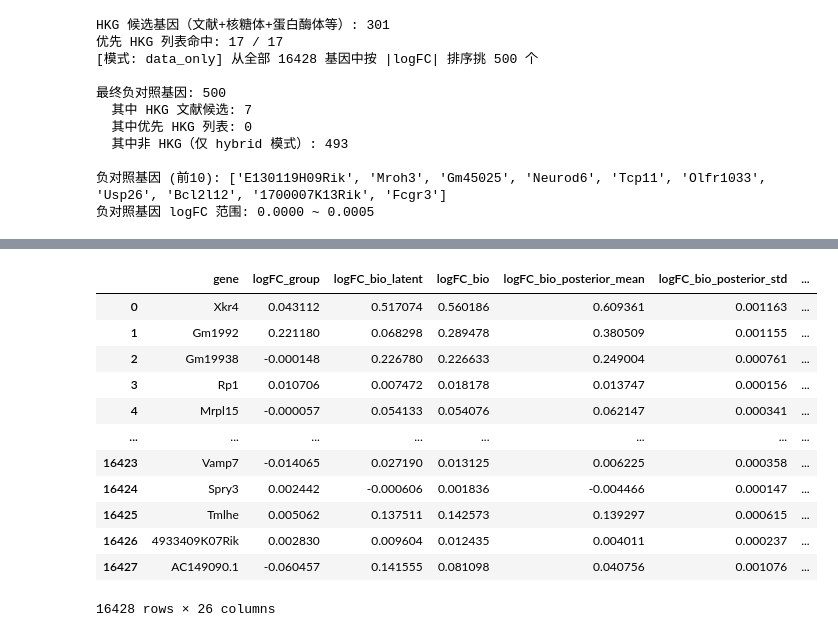
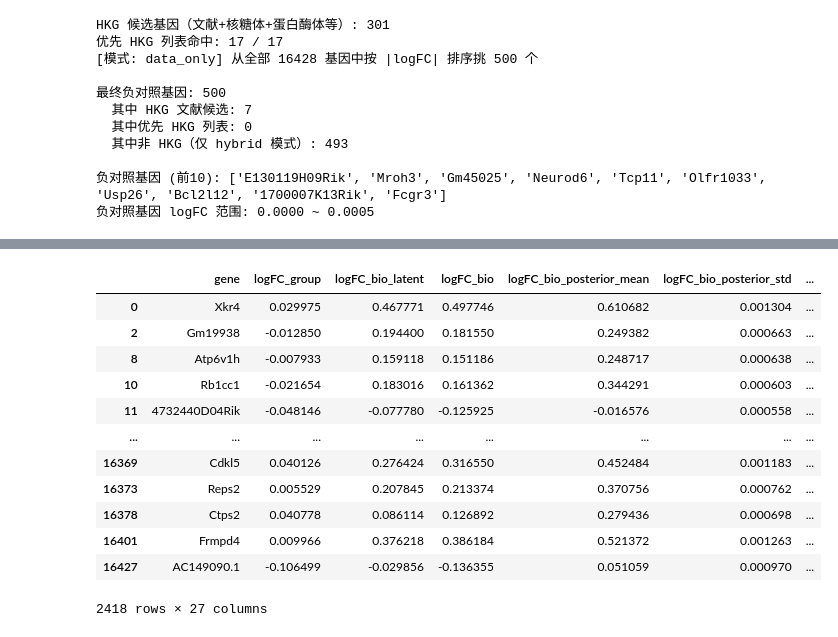
Before and after one commit to juychen/RUVDEG, a Jupyter notebook: testRUVVAE.ipynb, the cells around one changed output, grey strips where cells are left out. Saved outputs shown, nothing was run; the diff lists cells and outputs as text; code cells hidden in the pictures.

```diff
--- a/testRUVVAE.ipynb
+++ b/testRUVVAE.ipynb
@@ -203,3 +203,20 @@ print(f"批次: {batches_unique}")
 CON: 1833, CSDS: 2140
 批次数量: 6
 批次: ['CSRS1-3_TH_beirui', 'CSRS10-3_TH_beirui', 'CSRS9-1_TH_beirui', 'MW45A_TH_beirui', 'MW47A_TH_seekgene', 'MW51A_TH_beirui']
+# %%
+# ========== 1b. 计算 n_genes_on（每个细胞检测到的基因数，用作连续协变量） ==========
+# 从 raw counts 计算每个细胞表达值 > 0 的基因数。
+x_raw = adata_hvg.layers["counts"].toarray() if hasattr(adata_hvg.layers["counts"], "toarray") else adata_hvg.layers["counts"]
+x_raw = np.nan_to_num(x_raw, nan=0.0, posinf=0.0, neginf=0.0)
+n_genes_on_raw = (x_raw > 0).sum(axis=1).astype(np.float32)
+
+# 连续协变量必须标准化，否则会因量纲过大导致 W_cov 不稳定。
+n_genes_on_mean = float(n_genes_on_raw.mean())
+n_genes_on_std = float(n_genes_on_raw.std())
+if n_genes_on_std < 1e-8:
+    raise ValueError("n_genes_on 没有足够变异，无法作为连续协变量")
+n_genes_on = ((n_genes_on_raw - n_genes_on_mean) / n_genes_on_std).astype(np.float32)
+adata_hvg.obs["n_genes_on"] = n_genes_on
+print(f"n_genes_on source: raw counts > 0")
+print(f"raw mean/std: {n_genes_on_mean:.1f} / {n_genes_on_std:.1f}")
+print(f"standardized range: {n_genes_on.min():.3f} ~ {n_genes_on.max():.3f}")
@@ -339,11 +360,12 @@ HKG 候选基因（文献+核糖体+蛋白酶体等）: 301
 device = torch.device("cuda" if torch.cuda.is_available() else "cpu")
 print(f"使用设备: {device}")
 
-# 初始化模型（使用全部基因数）
+# 初始化模型（group 是 biology；batch 和 n_genes_on 是 nuisance covariates）
 model = RUVVAE_DEG(
     n_genes=n_genes_total,
     n_group=2,
     n_batch=len(batches_unique),
+    n_genes_on=1,
     d_bio=32,
     k_unk=5
 ).to(device)
@@ -354,9 +376,9 @@ scheduler = torch.optim.lr_scheduler.ReduceLROnPlateau(optimizer, patience=10, f
 # 准备 covariate 字典
 group_idx = np.array([groups_unique.index(g) for g in group_labels])
 c_dict = {"group": torch.FloatTensor(np.eye(len(groups_unique))[group_idx]).to(device)}
-
 batch_idx = np.array([batches_unique.index(b) for b in batch_labels])
 c_dict["batch"] = torch.FloatTensor(np.eye(len(batches_unique))[batch_idx]).to(device)
+c_dict["n_genes_on"] = torch.FloatTensor(n_genes_on[:, None]).to(device)
 
 # 转换数据为 tensor
 Y_t = torch.FloatTensor(Y_log).to(device)
@@ -625,19 +637,19 @@ Top genes by explicit group effect:
 # %%
-deg_df
+deg_df[np.abs(deg_df.logFC_bio)>0.1]
 # %% [output]
 |  | gene | logFC_group | logFC_bio_latent | logFC_bio | logFC_bio_posterior_mean | logFC_bio_posterior_std | ... |
-| 0 | Xkr4 | 0.043112 | 0.517074 | 0.560186 | 0.609361 | 0.001163 | ... |
-| 1 | Gm1992 | 0.221180 | 0.068298 | 0.289478 | 0.380509 | 0.001155 | ... |
-| 2 | Gm19938 | -0.000148 | 0.226780 | 0.226633 | 0.249004 | 0.000761 | ... |
-| 3 | Rp1 | 0.010706 | 0.007472 | 0.018178 | 0.013747 | 0.000156 | ... |
-| 4 | Mrpl15 | -0.000057 | 0.054133 | 0.054076 | 0.062147 | 0.000341 | ... |
+| 0 | Xkr4 | 0.029975 | 0.467771 | 0.497746 | 0.610682 | 0.001304 | ... |
+| 2 | Gm19938 | -0.012850 | 0.194400 | 0.181550 | 0.249382 | 0.000663 | ... |
+| 8 | Atp6v1h | -0.007933 | 0.159118 | 0.151186 | 0.248717 | 0.000638 | ... |
+| 10 | Rb1cc1 | -0.021654 | 0.183016 | 0.161362 | 0.344291 | 0.000603 | ... |
+| 11 | 4732440D04Rik | -0.048146 | -0.077780 | -0.125925 | -0.016576 | 0.000558 | ... |
 | ... | ... | ... | ... | ... | ... | ... | ... |
-| 16423 | Vamp7 | -0.014065 | 0.027190 | 0.013125 | 0.006225 | 0.000358 | ... |
-| 16424 | Spry3 | 0.002442 | -0.000606 | 0.001836 | -0.004466 | 0.000147 | ... |
-| 16425 | Tmlhe | 0.005062 | 0.137511 | 0.142573 | 0.139297 | 0.000615 | ... |
-| 16426 | 4933409K07Rik | 0.002830 | 0.009604 | 0.012435 | 0.004011 | 0.000237 | ... |
-| 16427 | AC149090.1 | -0.060457 | 0.141555 | 0.081098 | 0.040756 | 0.001076 | ... |
+| 16369 | Cdkl5 | 0.040126 | 0.276424 | 0.316550 | 0.452484 | 0.001183 | ... |
+| 16373 | Reps2 | 0.005529 | 0.207845 | 0.213374 | 0.370756 | 0.000762 | ... |
+| 16378 | Ctps2 | 0.040778 | 0.086114 | 0.126892 | 0.279436 | 0.000698 | ... |
+| 16401 | Frmpd4 | 0.009966 | 0.376218 | 0.386184 | 0.521372 | 0.001263 | ... |
+| 16427 | AC149090.1 | -0.106499 | -0.029856 | -0.136355 | 0.051059 | 0.000970 | ... |
-16428 rows × 26 columns
+2418 rows × 27 columns
 # %%
 # ========== 6. 结果可视化：明确区分 group biology 与 UV ==========
 fig, axes = plt.subplots(2, 3, figsize=(16, 10))
```
Also changed, not shown: parts of 7 cells of this notebook, 1 other file.
